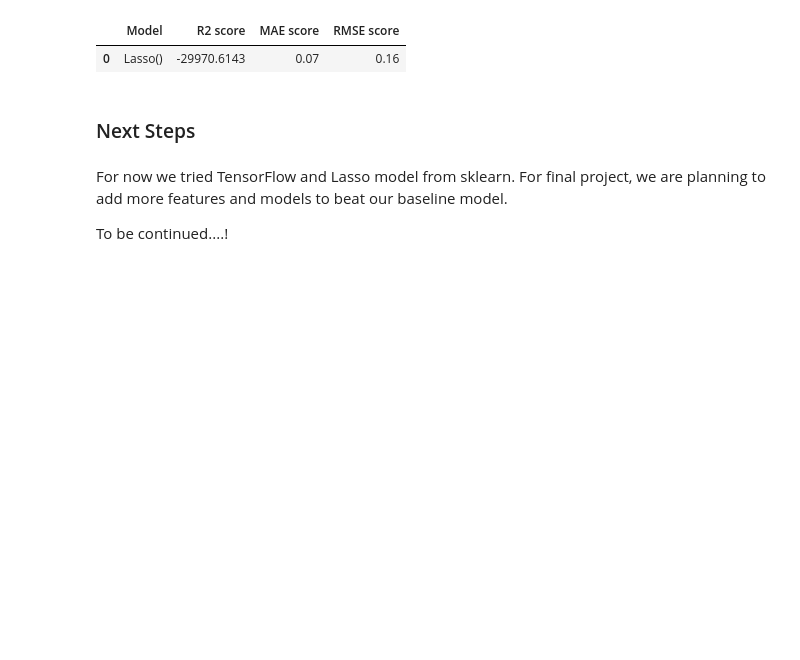
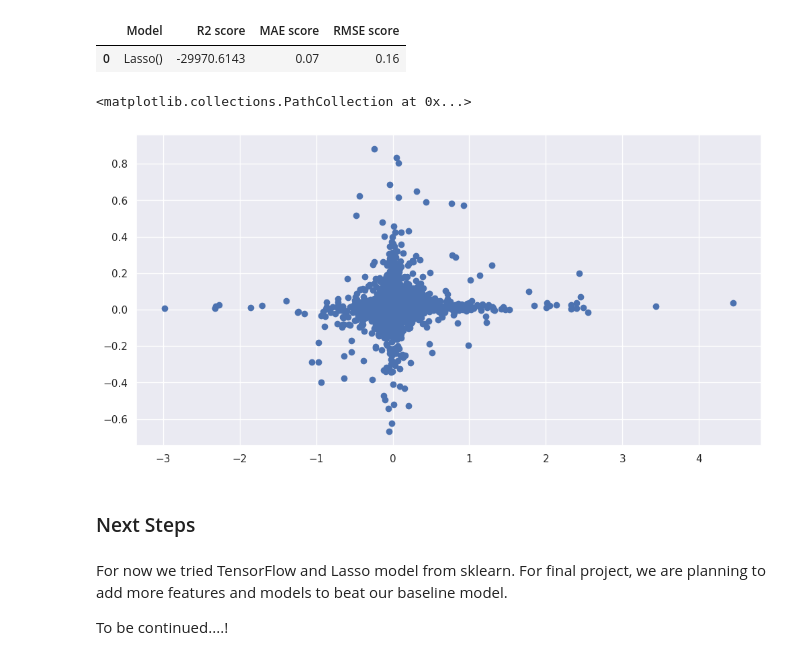
Before and after one commit to AmirMoazzami/207_final_project, a Jupyter notebook: zillow_final_project_207.ipynb, the cells around one changed output. Saved outputs shown, nothing was run; the diff lists cells and outputs as text; code cells hidden in the pictures; blank space fills up the shorter version.

```diff
--- a/zillow_final_project_207.ipynb
+++ b/zillow_final_project_207.ipynb
@@ -430,6 +474,9 @@ from sklearn import linear_model
 # %%
 # Using sklearn to split the train and test data
-train_df , x_validation , train_y , y_validation = train_test_split(train_df , train_y , test_size=0.15 , shuffle=True , random_state=55)
+X_train , X_test , y_train , y_test = train_test_split(train_df , train_y , test_size=0.15 , shuffle=True , random_state=55)
+scaler = MinMaxScaler()
+X_train = scaler.fit_transform(X_train)
+X_test = scaler.transform(X_test)
 # %%
 # Defining the model function so later we try different models easily.
 lis_model_score = []
@@ -456,6 +503,12 @@ result.head(2)
 # %% [output]
 |  | Model | R2 score | MAE score | RMSE score |
 | 0 | Lasso() | -29970.6143 | 0.07 | 0.16 |
+# %%
+plt.figure(figsize=(12,6))
+plt.scatter(y_test,y_pred)
+# %% [output]
+<matplotlib.collections.PathCollection at 0x...>
+[figure, added]
 # %% [markdown]
 ### Next Steps
 # %% [markdown]
```
Also changed, not shown: parts of 32 cells of this notebook.
